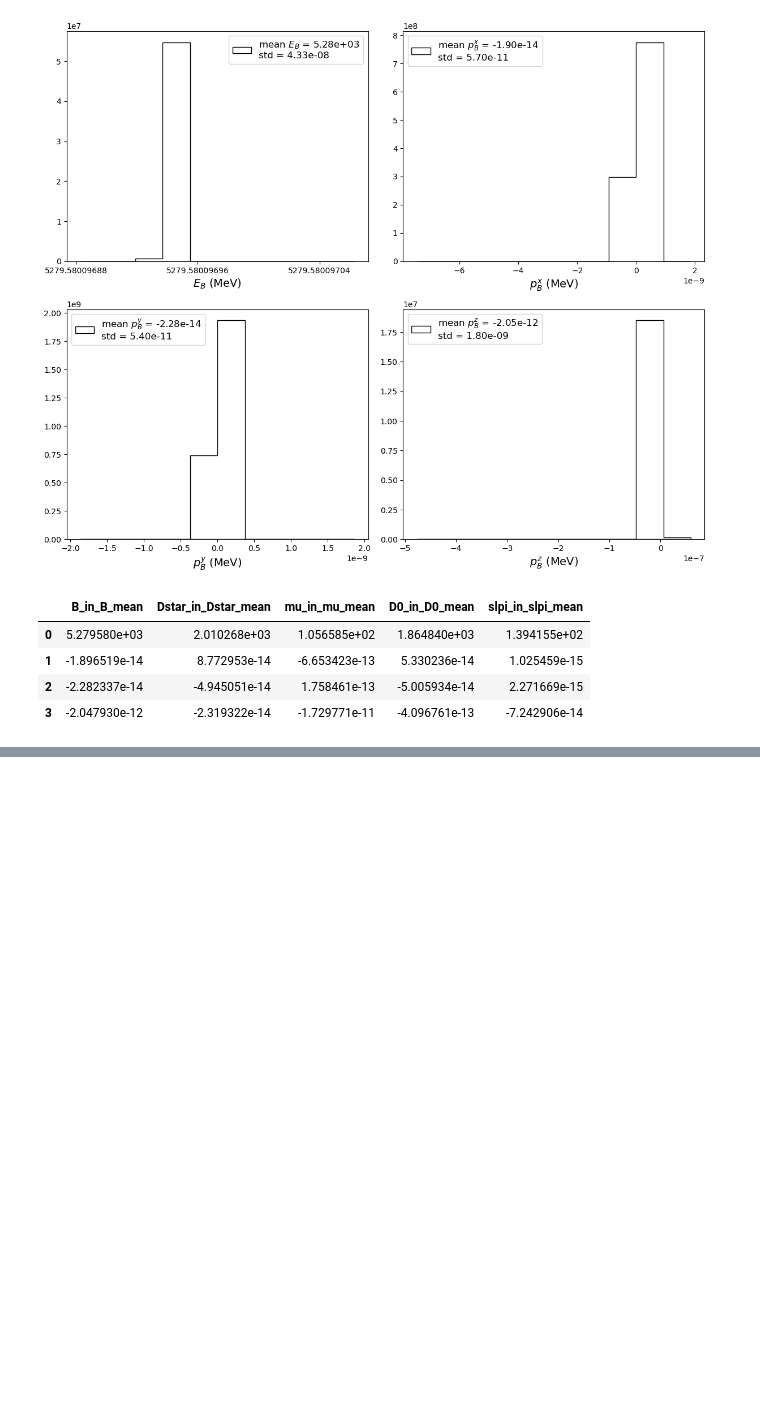
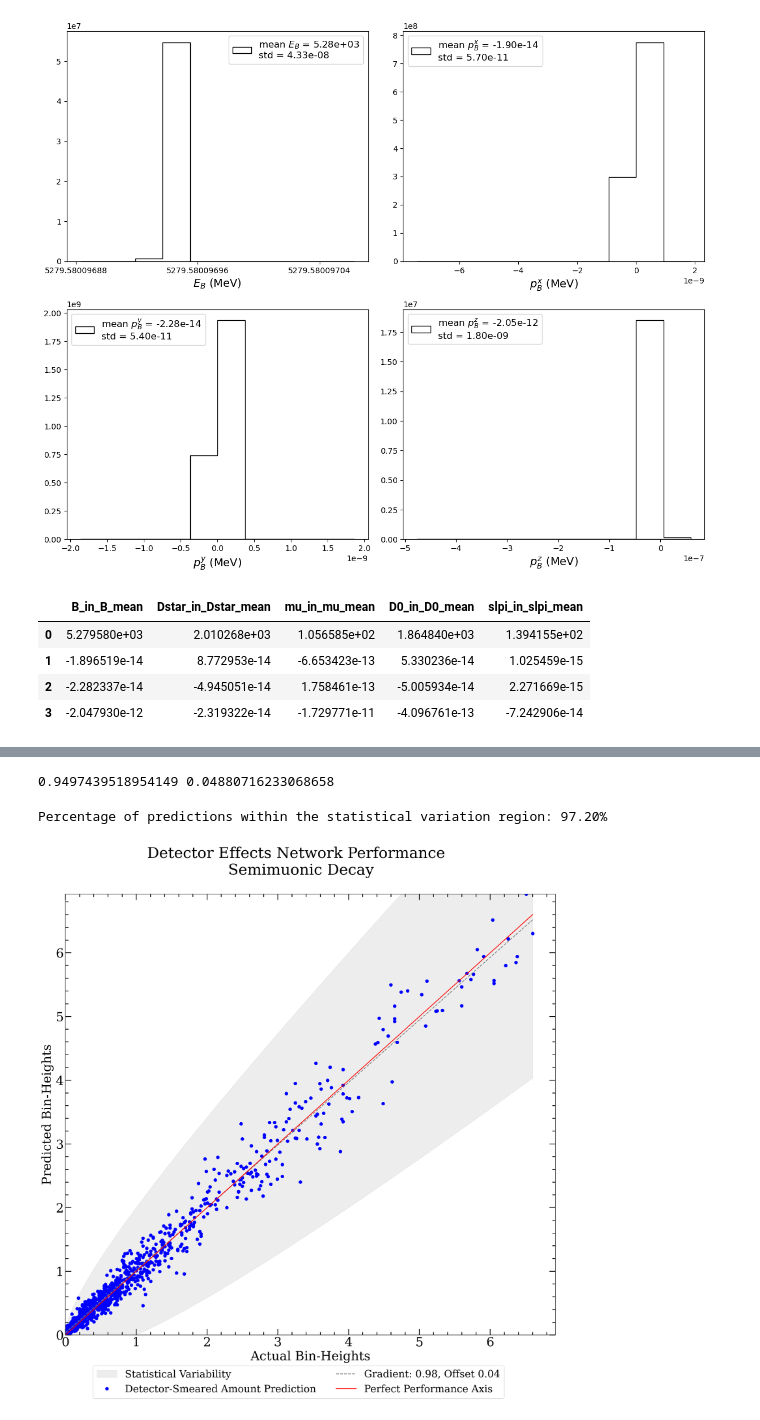
Before and after one commit to muk03/DeepLEAF-B, a Jupyter notebook: notebooks/detector_to_decay_quantities.ipynb, the cells around one changed output, grey strips where cells are left out. Drawn from its saved outputs; the diff is of its cells as text; code cells hidden in the pictures; blank space fills up the shorter version.

```diff
--- a/notebooks/detector_to_decay_quantities.ipynb
+++ b/notebooks/detector_to_decay_quantities.ipynb
@@ -223,3 +204,11 @@ plt.show()
+# %%
+q2_reco = invariant_mass_squared(W_momentum_reco)/1e6
+q2_reco = q2_reco[valid_indices]
+
+q2_true = invariant_mass_squared(W_momentum)/1e6
+q2_true = q2_true[valid_indices]
+
+q2_raw = invariant_mass_squared(W_momentum_raw)/1e6
 # %% [markdown]
 ### $cos \theta_l$ defined in the $W^-$ rest frame as the angle between the muon and the z-axis
 **NB:** $\hat{z} = \vec{p}_{D^{*+}}/|\vec{p}_{D^{*+}}|$ in the B rest frame
@@ -338,20 +521,3 @@ plt.tight_layout()
 fig.suptitle('True variables', fontsize=16, y=1.04)
 plt.savefig('true_fit_variables.png', dpi=300, bbox_inches='tight')
 plt.show()
-# %%
-fig, axs = plt.subplots(2, 2, figsize=(10, 8))
-
-# Data and titles for the plots
-data = [cos_theta_l, cos_theta_d, phi, q2, missing_mass_squared, E_mu_B_frame]
-titles = [r'$\cos\theta_l$', r'$\cos\theta_D$', r'$\phi$', r'$q^2$']
-
-# Loop through the data and plot each one
-for i, ax in enumerate(axs.flat):
-    ax.hist(data[i])
-    ax.set_xlabel(titles[i], fontsize = 14)
-
-
-plt.tight_layout()
-fig.suptitle('Reconstructed variables', fontsize=16, y=1.04)
-plt.savefig('reco_fit_variables.png', dpi=300, bbox_inches='tight')
-plt.show()
@@ -616,0 +837,15 @@ display(mean_df)
+# %%
+print(np.mean(r), np.std(r))
+# %% [output]
+0.9497439518954149 0.04880716233068658
+# %%
+from sklearn.metrics import r2_score
+
+# Extract predicted and objective bin heights
+predicted = dataset['bin_height'].values
+objective = results_reco['bin_height'].values
+
+# Calculate R-squared score
+r_squared = r2_score(objective, predicted)
+
+print(f"R-squared score: {r_squared:.4f}")
@@ -616,0 +939,11 @@ display(mean_df)
+# %%
+perf_pth = 'raw_data/geant_test_set_predictions.csv'
+obj_pth = 'raw_data/geant_test_set.csv'
+
+dataset = pd.read_csv(perf_pth)
+obj_set = pd.read_csv(obj_pth)
+
+QQ_Plot(dataset['bin_height'].values, obj_set['bin_height'].values)
+# %% [output]
+Percentage of predictions within the statistical variation region: 97.20%
+[figure, added]
```
Also changed, not shown: parts of 33 cells of this notebook, 1 other file.
